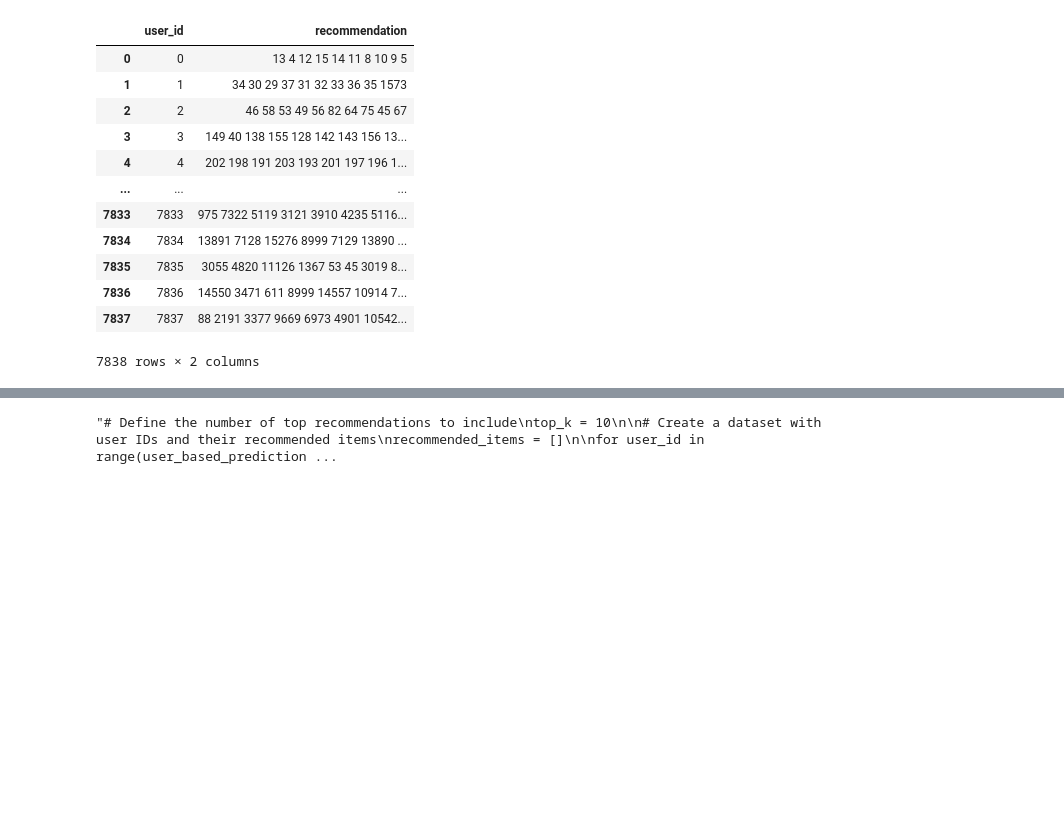
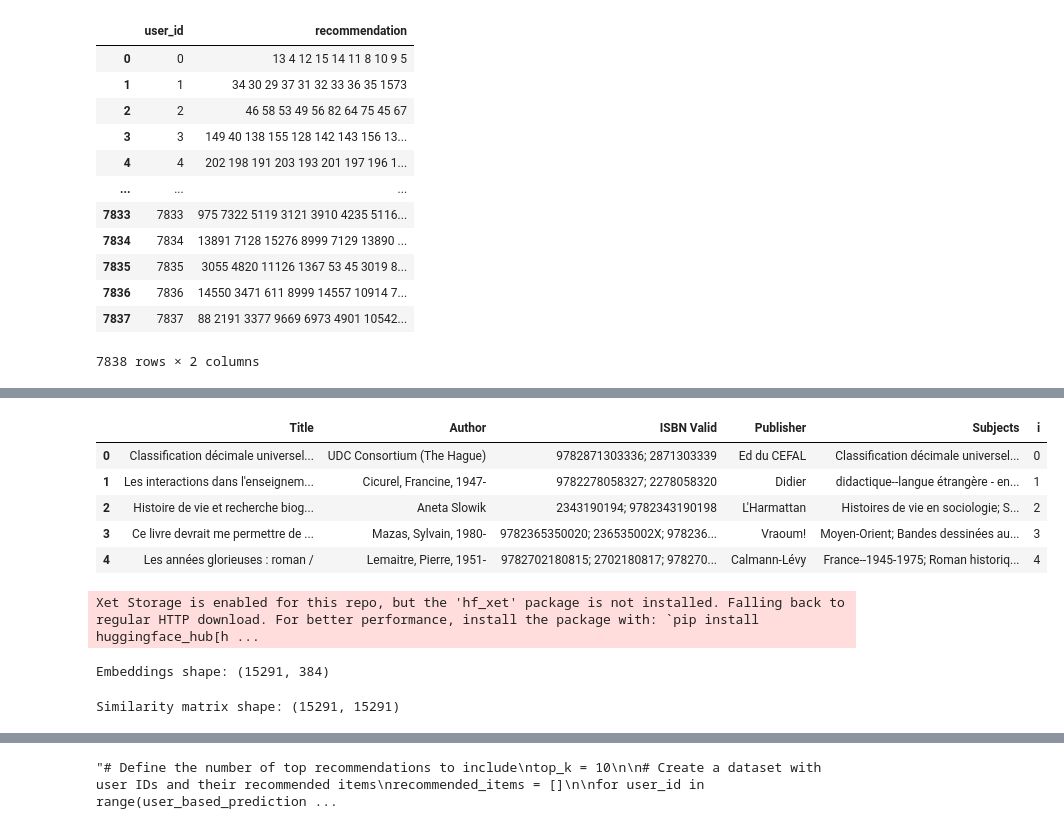
Before and after one commit to fedeamedeo/machine-learning-project, a Jupyter notebook: project 3 version.ipynb, the cells around one changed output, grey strips where cells are left out. Drawn from its saved outputs; the diff is of its cells as text; code cells hidden in the pictures; blank space fills up the shorter version.

```diff
--- a/project 3 version.ipynb
+++ b/project 3 version.ipynb
@@ -32,3 +32,12 @@ interactions = interactions.drop_duplicates()
 items.duplicated().sum()
 # %% [output]
 0
+# %%
+# Fill NaN values in the 'items' DataFrame with empty strings
+items['Author'] = items['Author'].fillna('')
+items['ISBN Valid'] = items['ISBN Valid'].fillna('')
+items['Publisher'] = items['Publisher'].fillna('')
+items['Subjects'] = items['Subjects'].fillna('')
+
+# Verify that there are no missing values
+print(items.isnull().sum())
@@ -773,0 +898,35 @@ submission_df
+# %%
+items.head()
+# %% [output]
+|  | Title | Author | ISBN Valid | Publisher | Subjects | i |
+| 0 | Classification décimale universel... | UDC Consortium (The Hague) | 9782871303336; 2871303339 | Ed du CEFAL | Classification décimale universel... | 0 |
+| 1 | Les interactions dans l'enseignem... | Cicurel, Francine, 1947- | 9782278058327; 2278058320 | Didier | didactique--langue étrangère - en... | 1 |
+| 2 | Histoire de vie et recherche biog... | Aneta Slowik | 2343190194; 9782343190198 | L'Harmattan | Histoires de vie en sociologie; S... | 2 |
+| 3 | Ce livre devrait me permettre de ... | Mazas, Sylvain, 1980- | 9782365350020; 236535002X; 978236... | Vraoum! | Moyen-Orient; Bandes dessinées au... | 3 |
+| 4 | Les années glorieuses : roman / | Lemaitre, Pierre, 1951- | 9782702180815; 2702180817; 978270... | Calmann-Lévy | France--1945-1975; Roman historiq... | 4 |
+# %%
+from sentence_transformers import SentenceTransformer
+from sklearn.metrics.pairwise import cosine_similarity
+
+# Load the pretrained model (first time may take 1–2 minutes)
+model = SentenceTransformer('all-MiniLM-L6-v2')
+
+# Combine title and subject
+items['Title'] = items['Title'].fillna('')
+items['Subjects'] = items['Subjects'].fillna('')
+items['content'] = items['Title'] + ' ' + items['Subjects']
+
+# Encode all items (returns a dense matrix of sentence embeddings)
+item_embeddings = model.encode(items['content'].tolist(), show_progress_bar=True)
+
+print("Embeddings shape:", item_embeddings.shape)
+# %% [output]
+Xet Storage is enabled for this repo, but the 'hf_xet' package is not installed. Falling back to regular HTTP download. For better performance, install the package with: `pip install huggingface_hub[h ...
+Embeddings shape: (15291, 384)
+# %%
+# Compute cosine similarity between all item embeddings
+semantic_similarity_matrix = cosine_similarity(item_embeddings)
+
+print("Similarity matrix shape:", semantic_similarity_matrix.shape)
+# %% [output]
+Similarity matrix shape: (15291, 15291)
```
Also changed, not shown: parts of 17 cells of this notebook.
